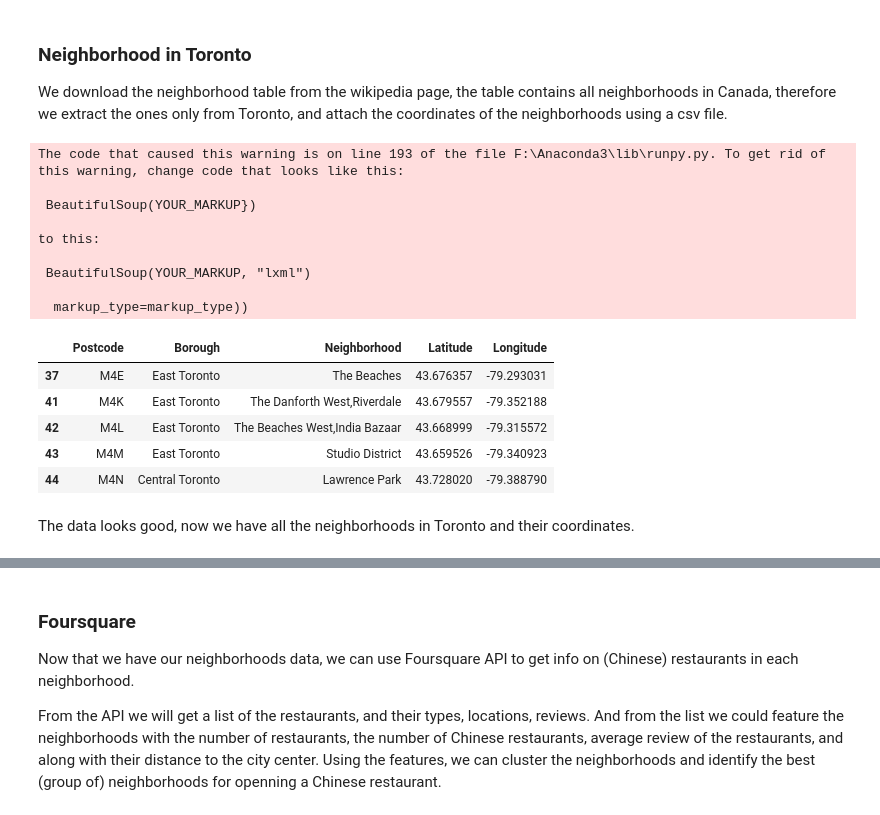
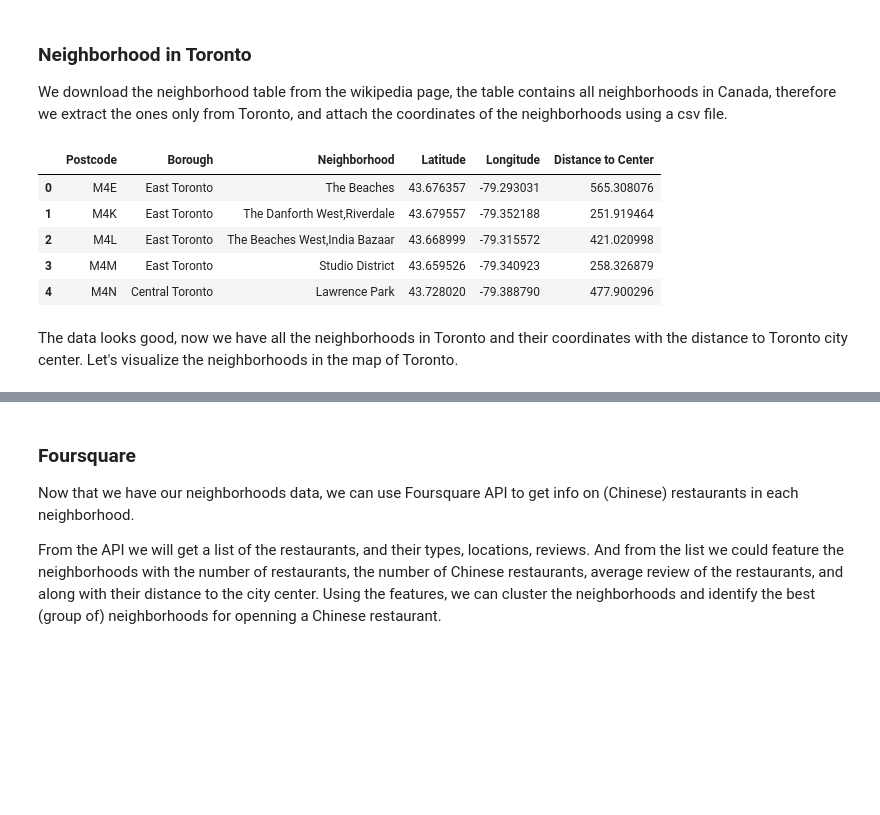
Before and after one commit to tyizhou/Coursera_Capstone, a Jupyter notebook: Capstone Project - The Battle of the Neighborhoods - Chinese Restaurant.ipynb, the cells around one changed output, grey strips where cells are left out. Drawn from its saved outputs; the diff is of its cells as text; code cells hidden in the pictures; blank space fills up the shorter version.

```diff
--- a/Capstone Project - The Battle of the Neighborhoods - Chinese Restaurant.ipynb
+++ b/Capstone Project - The Battle of the Neighborhoods - Chinese Restaurant.ipynb
@@ -32,52 +36,51 @@ Following data sources will be needed to extract/generate the required informati
 
 We download the neighborhood table from the wikipedia page, the table contains all neighborhoods in Canada, therefore we extract the ones only from Toronto, and attach the coordinates of the neighborhoods using a csv file.
 # %%
+import warnings
+warnings.filterwarnings('ignore')
 import pandas as pd
 import urllib.request
 import html5lib
 import numpy as np
 from bs4 import BeautifulSoup
+import requests
+from math import radians, sin, cos, acos
 
 p_can_url = 'https://en.wikipedia.org/wiki/List_of_postal_codes_of_Canada:_M'
 fp = urllib.request.urlopen(p_can_url)
 p_can_html = fp.read()
 p_can_html = p_can_html.decode("utf8")
 fp.close()
 p_can = BeautifulSoup(p_can_html)
 
 df_p_can = []
 for tr in p_can.table.find_all('tr'):
     td = tr.find_all('td')
     row = [tr.text for tr in td]
     df_p_can.append(row)
 df_p_can=pd.DataFrame(df_p_can,columns=['Postcode','Borough','Neighborhood'])
 df_p_can=df_p_can[df_p_can['Borough']!='Not assigned']
 df_p_can=df_p_can[df_p_can.Borough.notnull()]
 df_p_can['Neighborhood']=df_p_can['Neighborhood'].replace({'\n':''}, regex=True)
 
 df_p_can['Neighborhood'] = np.where(df_p_can['Neighborhood'] == 'Not assigned', df_p_can['Borough'], df_p_can['Neighborhood'])
 df_p_can=df_p_can.groupby(['Postcode','Borough'])['Neighborhood'].apply(','.join).reset_index()
 coord = pd.read_csv('http://cocl.us/Geospatial_data')
 df_coord_can=pd.merge(df_p_can, coord, left_on='Postcode', right_on='Postal Code').drop(['Postal Code'], axis=1)
-
 df_t=df_coord_can[df_coord_can['Borough'].isin(['Downtown Toronto','East Toronto','West Toronto','Central Toronto'])]
-df_t.reset_index()
-df_t.head()
+dist = []
+for lat, lon in zip(df_t['Latitude'], df_t['Longitude']):
+    dist_c = 6371.01 * acos(sin(lat)*sin(43.6532) + cos(lat)*cos(43.6532)*cos(lon - (-79.3832)))
+    dist.append(dist_c)
+df_t['Distance to Center'] = dist
+df_t.reset_index(inplace = True, drop = True)
+df_t.head(5)
 # %% [output]
-The code that caused this warning is on line 193 of the file F:\Anaconda3\lib\runpy.py. To get rid of this warning, change code that looks like this:
-
- BeautifulSoup(YOUR_MARKUP})
-
-to this:
-
- BeautifulSoup(YOUR_MARKUP, "lxml")
-
-  markup_type=markup_type))
-|  | Postcode | Borough | Neighborhood | Latitude | Longitude |
-| 37 | M4E | East Toronto | The Beaches | 43.676357 | -79.293031 |
-| 41 | M4K | East Toronto | The Danforth West,Riverdale | 43.679557 | -79.352188 |
-| 42 | M4L | East Toronto | The Beaches West,India Bazaar | 43.668999 | -79.315572 |
-| 43 | M4M | East Toronto | Studio District | 43.659526 | -79.340923 |
-| 44 | M4N | Central Toronto | Lawrence Park | 43.728020 | -79.388790 |
+|  | Postcode | Borough | Neighborhood | Latitude | Longitude | Distance to Center |
+| 0 | M4E | East Toronto | The Beaches | 43.676357 | -79.293031 | 565.308076 |
+| 1 | M4K | East Toronto | The Danforth West,Riverdale | 43.679557 | -79.352188 | 251.919464 |
+| 2 | M4L | East Toronto | The Beaches West,India Bazaar | 43.668999 | -79.315572 | 421.020998 |
+| 3 | M4M | East Toronto | Studio District | 43.659526 | -79.340923 | 258.326879 |
+| 4 | M4N | Central Toronto | Lawrence Park | 43.728020 | -79.388790 | 477.900296 |
 # %% [markdown]
-The data looks good, now we have all the neighborhoods in Toronto and their coordinates.
+The data looks good, now we have all the neighborhoods in Toronto and their coordinates with the distance to Toronto city center. Let's visualize the neighborhoods in the map of Toronto.
```
Also changed, not shown: parts of 18 cells of this notebook.
